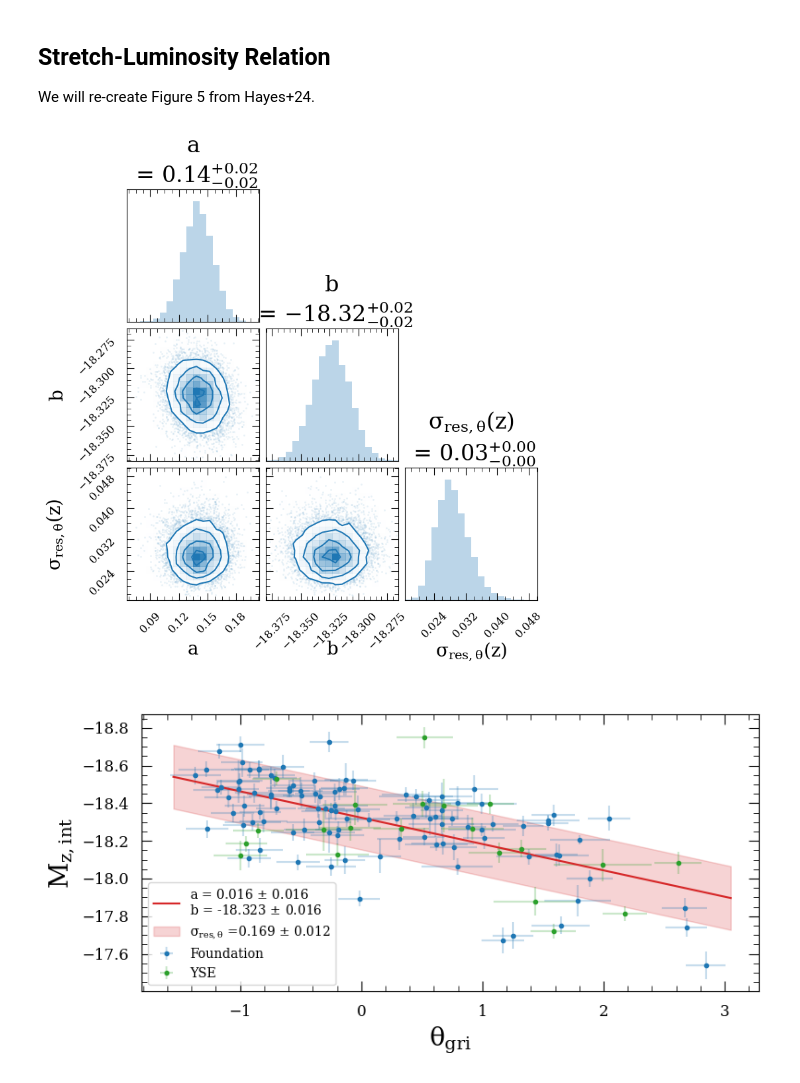
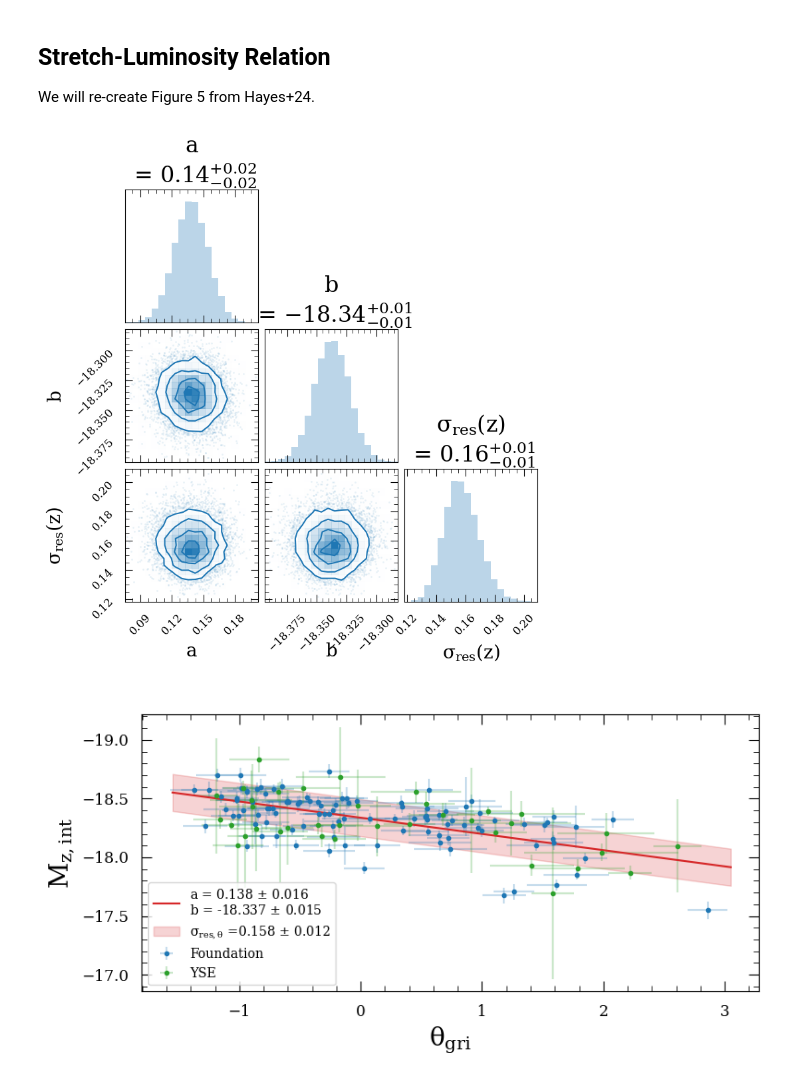
Before and after one commit to erinhay/snia-zband, a Jupyter notebook: notebooks/03_stretch_luminosity_relation.ipynb, the cells around one changed output. Drawn from its saved outputs; the diff is of its cells as text; code cells hidden in the pictures.

```diff
--- a/notebooks/03_stretch_luminosity_relation.ipynb
+++ b/notebooks/03_stretch_luminosity_relation.ipynb
@@ -16,6 +16,8 @@ plt.style.use('./stylesheet/zband.mplstyle')
 # Read data table and apply default cuts, as specified in Hayes+24
 full_data = at.Table.read('../tables/full.csv', format='csv')
 sample = utils.apply_data_cuts(full_data, print_summary=True)
+
+sample['SIGMA_Z'][sample['SIGMA_Z'] < 0.] = 0.01         # Set the uncertainty on redshifts derived from SN spectra to 0.01
 # %% [output]
 Total Spec Sample:               517 (YSE: 292, Foundation: 225)
 Normal Ias:                      446 (YSE: 266, Foundation: 180)
@@ -49,10 +51,10 @@ redshift_final, mu_LCDM = utils.model_for_plotting(sample['REDSHIFT_FINAL'], H0=
 
 # Compute the uncertainty due to peculiar velocities
 sigma_pec = 150 # km/s
-sigma_PV = utils.get_peculiar_velocity_unc(redshift_final, sigma_pec=sigma_pec)
+sigma = utils.get_peculiar_velocity_unc(redshift_final, sigma_z=sample['SIGMA_Z'], sigma_pec=sigma_pec)
 
 y = peak_mags_table['PEAKMAG_Z_DUSTCORR'] - mu_LCDM                         # Our y-values are the peak intrinsic z-band absolute magnitudes.
-yerr = np.sqrt(peak_mags_table['PEAKMAG_Z_DUSTCORR_ERR']**2 + sigma_PV**2)  # Our y-errors include contributions from the fit and PV uncertainty.
+yerr = np.sqrt(peak_mags_table['PEAKMAG_Z_DUSTCORR_ERR']**2 + sigma**2)     # Our y-errors include contributions from the fit and PV uncertainty.
                                                                             # The sampler will add in quadrature the scatter term
                                                                             # when fitting for this parameter.
 # %%
@@ -93,23 +95,23 @@ We will re-create Figure 5 from Hayes+24.
 x = sample['GRI_THETA']                                                    # The stretch parameter from the fit to the optical data.
 xerr = sample['GRI_THETA_ERR']                                             # The uncertainty on the stretch parameter.
 y = peak_mags_table['PEAKMAG_Z_DUSTCORR'] - mu_LCDM                        # The peak intrinsic (dust-corrected) absolute z-band magnitude.
-yerr = np.sqrt(peak_mags_table['PEAKMAG_Z_DUSTCORR_ERR']**2 + sigma_PV**2) # Our y-errors include contributions from the fit & PV uncertainty.
+yerr = np.sqrt(peak_mags_table['PEAKMAG_Z_DUSTCORR_ERR']**2 + sigma**2)    # Our y-errors include contributions from the fit & PV uncertainty.
                                                                            # The sampler will add in quadrature the scatter term
                                                                            # when fitting for this parameter.
 
 # Run the linear regression model for the stretch-luminosity relation, implemented in Numpyro
 sampler = utils.compute_stretch_lum_relation(x, xerr, y, yerr)
 samples = sampler.get_samples()
-samples_dict = {'a': samples['a'], 'b': samples['b'], 'sigma_res_theta': np.sqrt(samples['sigma_2_res_theta'])}
+samples_dict = {'a': samples['a'], 'b': samples['b'], 'sigma_res': np.sqrt(samples['sigma_2_res'])}
 # %%
 # Plot the corner plot for the slope, a, the y-intercept, b, and the residual scatter term, sigma^2_{res, theta}
-fig = corner.corner(sampler, color='tab:blue', show_titles=True,
+fig = corner.corner(samples_dict, color='tab:blue', show_titles=True,
                     hist_kwargs={'histtype': 'stepfilled', 'color': 'tab:blue', 'alpha': 0.3},
-                    labels=['a\n', 'b\n', '$\\sigma_{res, \\theta}(z)$\n'])
+                    labels=['a\n', 'b\n', '$\\sigma_{res}(z)$\n'])
 # %% [output]
-[figure, old version]
+[figure, new version]
 # %%
 # Plot M_z,int vs theta with the fitted stretch-luminosity relation overplotted, as in Figure 5 from Hayes+24
 fig, ax = utils.plot_stretch_lum_relation(x, xerr, y, yerr, survey_mask=sample['SURVEY'] == 'YSE', samples=sampler.get_samples())
 # %% [output]
-[figure, old version]
+[figure, new version]
```
Also changed, not shown: parts of 4 cells of this notebook.
